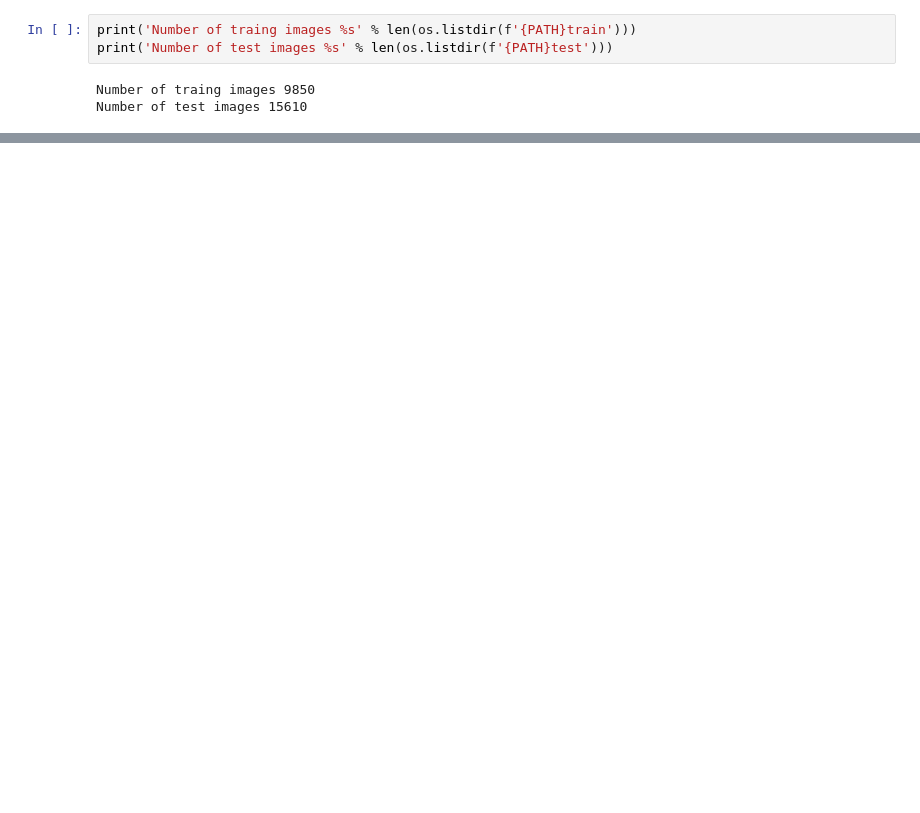
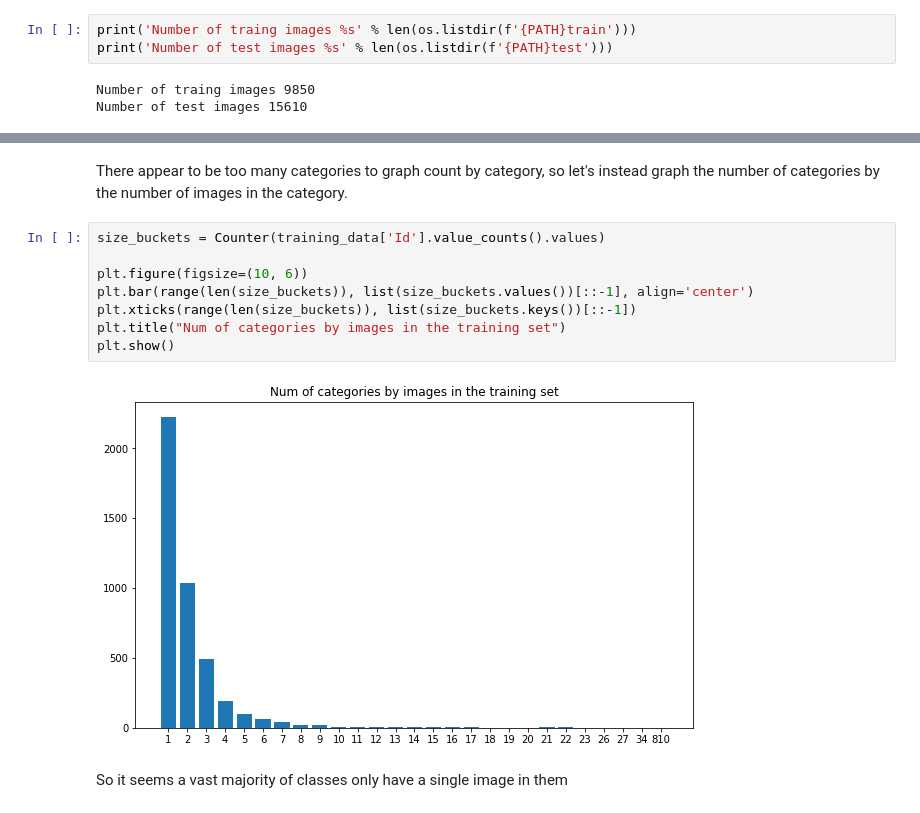
Before and after one commit to ashishpatel26/Humpback-Whale-Identification-Challenge-Kaggle, a Jupyter notebook: whale-categorization-playground.ipynb, the cells around one changed output, grey strips where cells are left out. Drawn from its saved outputs; the diff is of its cells as text; blank space fills up the shorter version.

```diff
--- a/whale-categorization-playground.ipynb
+++ b/whale-categorization-playground.ipynb
@@ -55,0 +95,14 @@ So, the number of test images is way more than number of traing images
+# %% [markdown]
+There appear to be too many categories to graph count by category, so let's instead graph the number of categories by the number of images in the category.
+# %%
+size_buckets = Counter(training_data['Id'].value_counts().values)
+
+plt.figure(figsize=(10, 6))
+plt.bar(range(len(size_buckets)), list(size_buckets.values())[::-1], align='center')
+plt.xticks(range(len(size_buckets)), list(size_buckets.keys())[::-1])
+plt.title("Num of categories by images in the training set")
+plt.show()
+# %% [output]
+[figure, added]
+# %% [markdown]
+So it seems a vast majority of classes only have a single image in them
```
Also changed, not shown: parts of 17 cells of this notebook.
